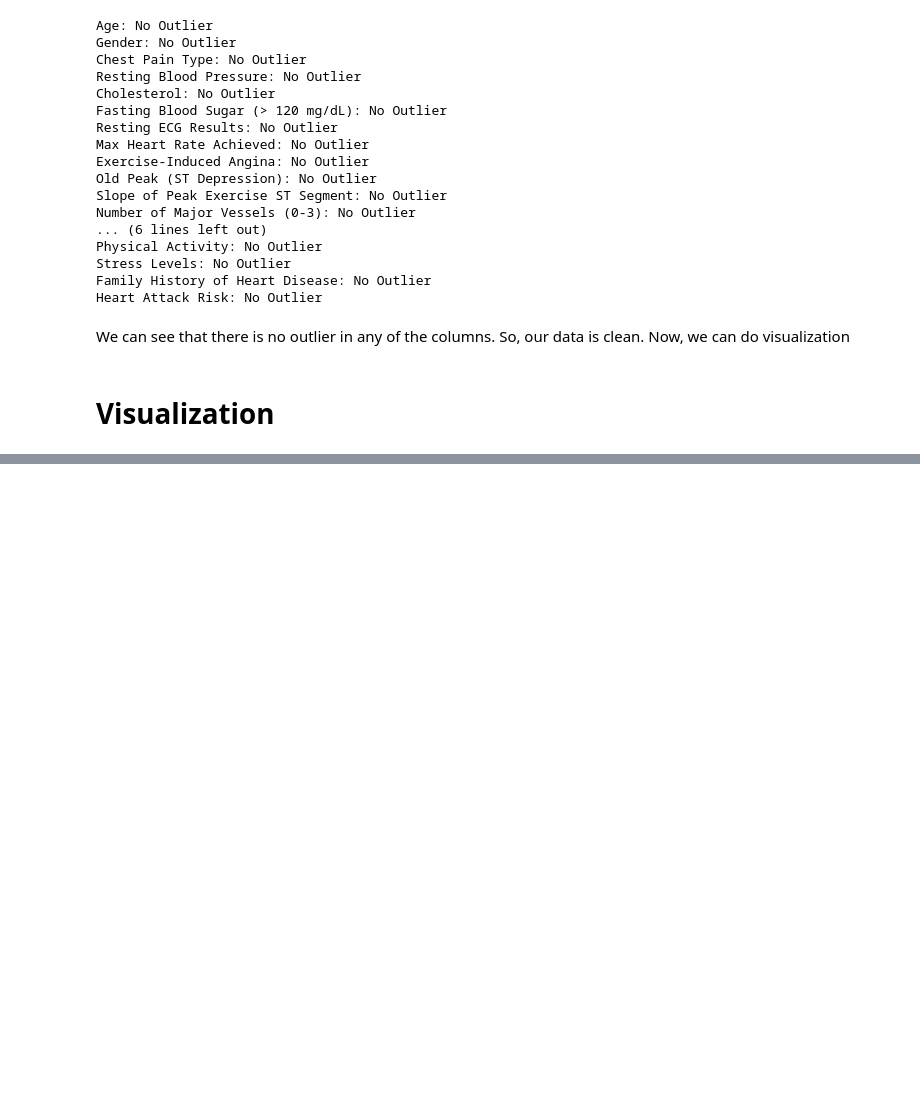
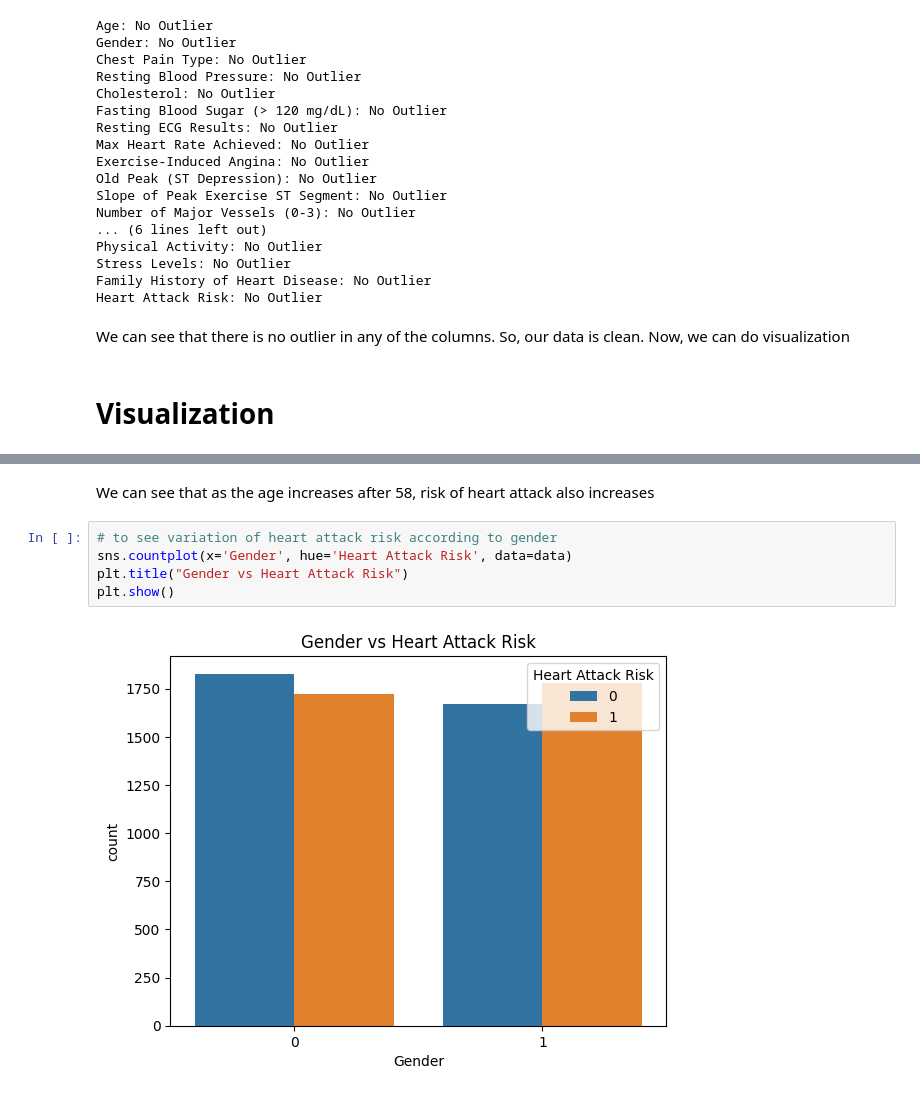
Before and after one commit to abhishekp-786/Heart-Attack-Risk-Prediction-Model, a Jupyter notebook: project.ipynb, the cells around one changed output, grey strips where cells are left out. Saved outputs shown, nothing was run; the diff lists cells and outputs as text; blank space fills up the shorter version.

```diff
--- a/project.ipynb
+++ b/project.ipynb
@@ -151,0 +168,9 @@ Now, we can do visualization
+# %% [markdown]
+We can see that as the age increases after 58, risk of heart attack also increases
+# %%
+# to see variation of heart attack risk according to gender
+sns.countplot(x='Gender', hue='Heart Attack Risk', data=data)
+plt.title("Gender vs Heart Attack Risk")
+plt.show()
+# %% [output]
+[figure, added]
```
Also changed, not shown: parts of 31 cells of this notebook.
